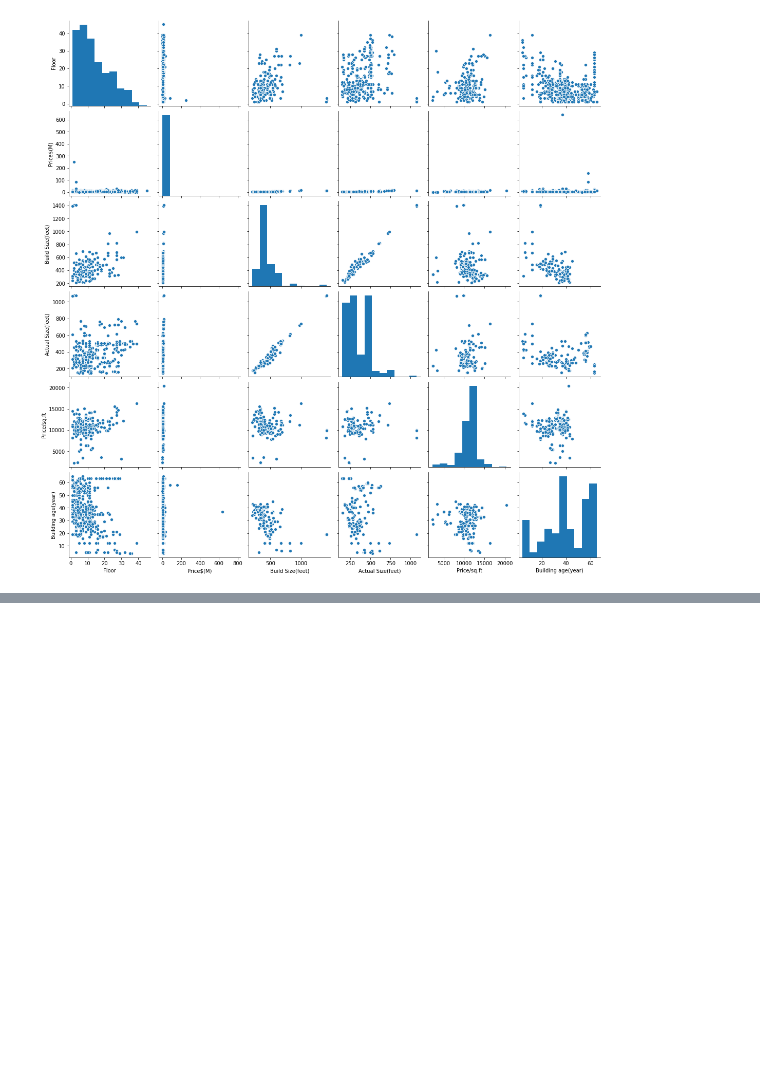
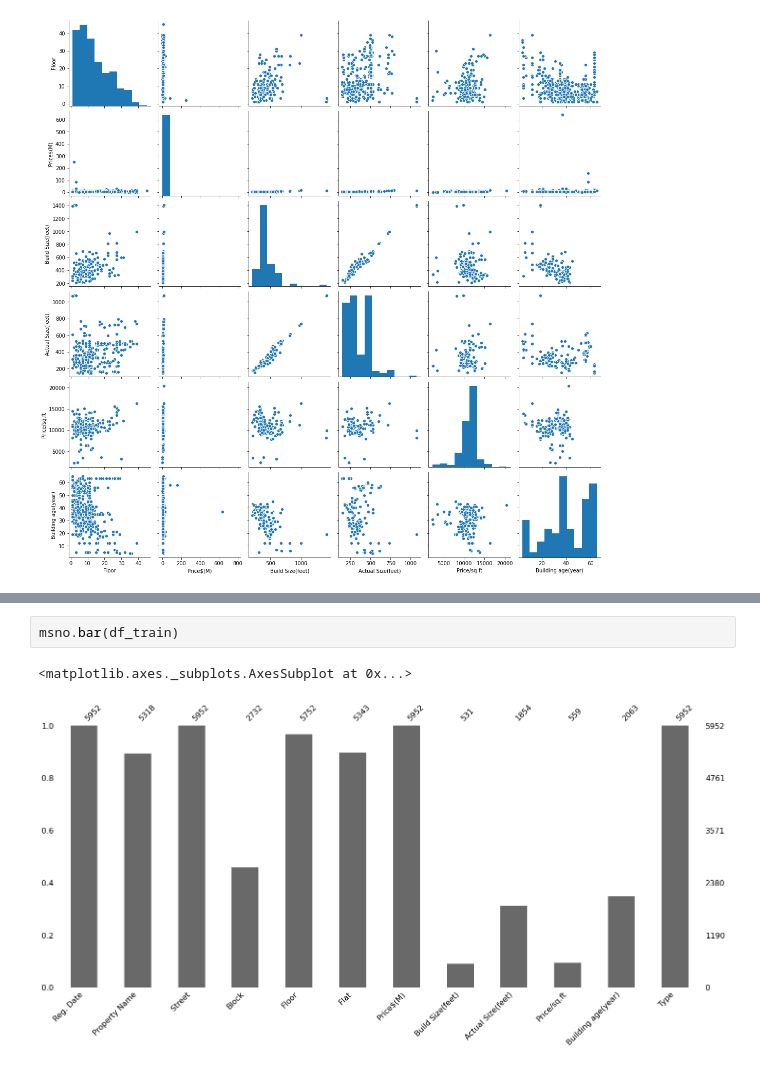
Before and after one commit to kychanbp/property_price_model, a Jupyter notebook: notebooks/EDA.ipynb, the cells around one changed output, grey strips where cells are left out. Drawn from its saved outputs; the diff is of its cells as text; blank space fills up the shorter version.

```diff
--- a/notebooks/EDA.ipynb
+++ b/notebooks/EDA.ipynb
@@ -145,0 +175,5 @@ sns.pairplot(df_train)
+# %%
+msno.bar(df_train)
+# %% [output]
+<matplotlib.axes._subplots.AxesSubplot at 0x...>
+[figure, added]
```
Also changed, not shown: parts of 8 cells of this notebook, 2 other files.
